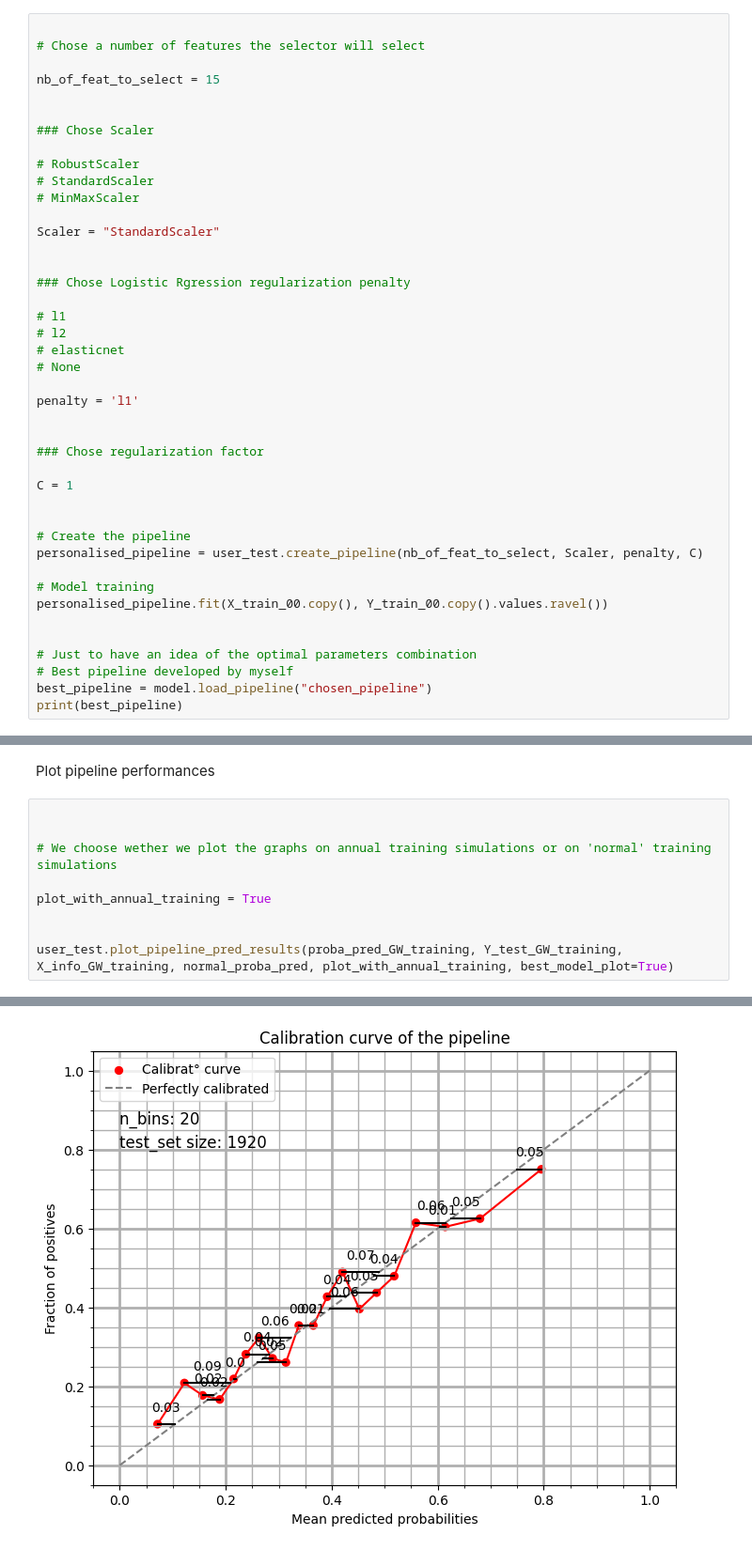
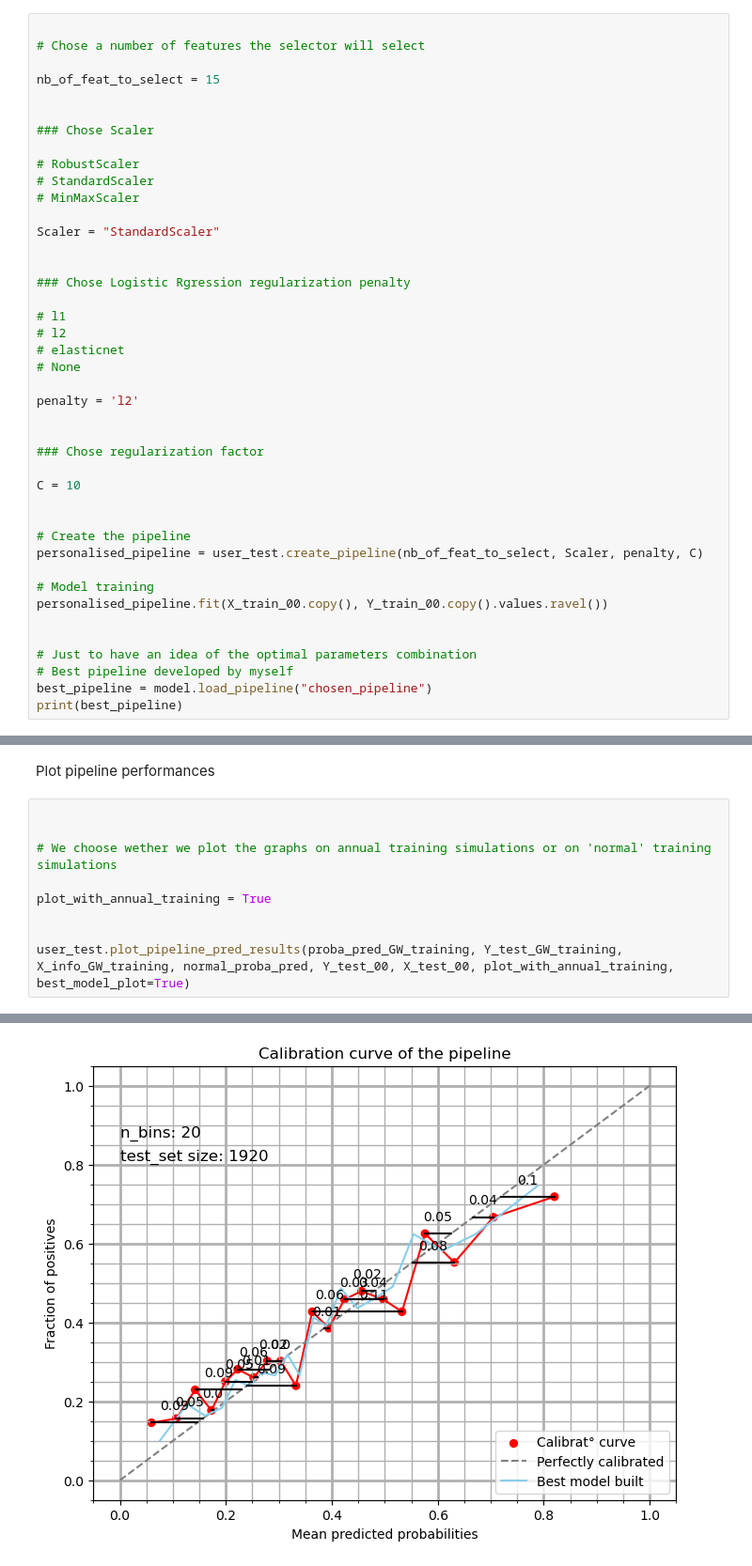
Before and after one commit to luc-polo/Football-probabilities-prediciton, a Jupyter notebook: notebooks/user_test.ipynb, the cells around one changed output, grey strips where cells are left out. Shown at 94% size. Drawn from its saved outputs; the diff is of its cells as text.

```diff
--- a/notebooks/user_test.ipynb
+++ b/notebooks/user_test.ipynb
@@ -79,12 +76,12 @@ Scaler = "StandardScaler"
 # elasticnet
 # None
 
-penalty = 'l1'
+penalty = 'l2'
 
 
 ### Chose regularization factor
 
-C = 1
+C = 10
 
 
 # Create the pipeline
@@ -128,5 +144,5 @@ Plot pipeline performances
 plot_with_annual_training = True
 
 
-user_test.plot_pipeline_pred_results(proba_pred_GW_training, Y_test_GW_training, X_info_GW_training, normal_proba_pred, plot_with_annual_training, best_model_plot=True)
+user_test.plot_pipeline_pred_results(proba_pred_GW_training, Y_test_GW_training, X_info_GW_training, normal_proba_pred, Y_test_00, X_test_00, plot_with_annual_training, best_model_plot=True)
 # %% [output]
@@ -133 +150 @@ user_test.plot_pipeline_pred_results(proba_pred_GW_training, Y_test_GW_training,
-[figure, old version]
+[figure, new version]
```
Also changed, not shown: parts of 7 cells of this notebook, 2 other files.
